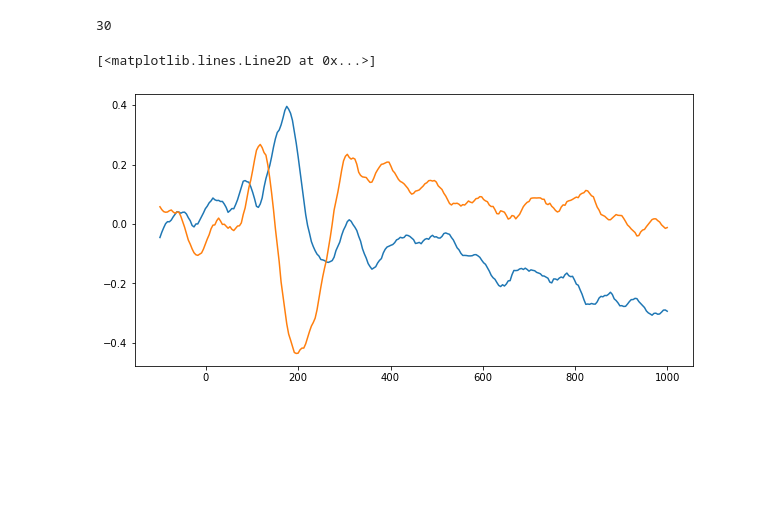
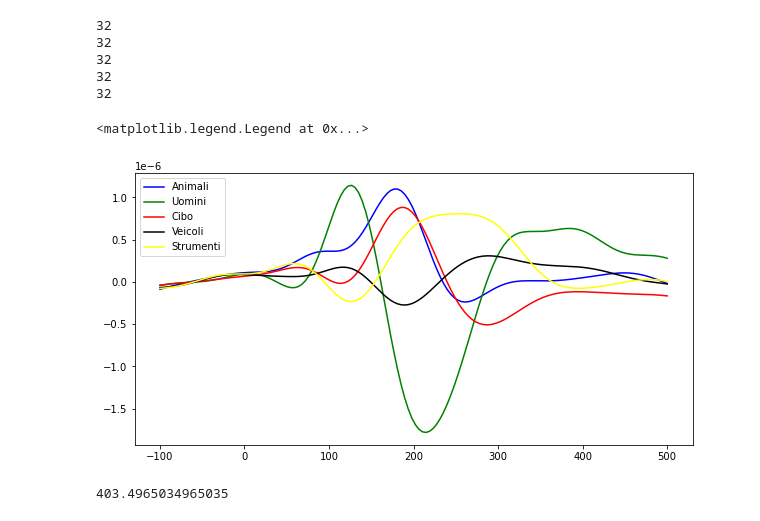
Before and after one commit to Diego41ITA/EEG-analysis, a Jupyter notebook: Read ERP_CWT.ipynb, the cells around one changed output. Cells and saved outputs as stored; diff of their text form; code cells hidden in the pictures; blank space fills up the shorter version.

```diff
--- a/Read ERP_CWT.ipynb
+++ b/Read ERP_CWT.ipynb
@@ -10,7 +10,7 @@ import scipy
 import pywt
 from sklearn import svm
 # %%
-data=pd.read_csv('D:\REPO_progetto\TesiBiomedica\ERP_SUB',header=None)
+data=pd.read_csv('D:\REPO_progetto\TesiBiomedica\ERP_SUB12hz',header=None)
 data.head(5)
 # %% [output]
 |  | 0 | 1 | 2 | 3 | 4 | 5 | 6 | 7 | 8 | 9 | ... | ... |
@@ -43,31 +62,69 @@ Bdx=np.arange(1,60,2)
 # %%
 #ottengo i vettori animali e uomini
 vett_animali=[tab[i]  for  i in Adx]
-vett_uomini= [tab[i]  for  i in Bdx]
+vett_uomini=[tab[i]  for  i in Bdx]
+vett_cibo=[tab[i]  for  i in Cdx]
+vett_veicoli=[tab[i]  for  i in Ddx]
+vett_strumenti=[tab[i]  for  i in Edx]
 # %%
-len(vett_animali)
+print(len(vett_animali))
+print(len(vett_uomini))
+print(len(vett_cibo))
+print(len(vett_veicoli))
+print(len(vett_strumenti))
 # %% [output]
-30
+32
+32
+32
+32
+32
+# %%
+#droppo quelli brutti
+for i in [31,30,29,25,24]:
+    vett_animali.pop(i)
+    vett_uomini.pop(i)
+    vett_cibo.pop(i)
+    vett_veicoli.pop(i)
+    vett_strumenti.pop(i)
 # %%
 #Calcolo la media
 animali=0
 uomini=0
+cibo=0
+veicoli=0
+strumenti=0
 
-for  i in range(29):
+for  i in range(len(vett_animali)):
     animali=animali+vett_animali[i]
     uomini=uomini+vett_uomini[i]
+    cibo=cibo+vett_cibo[i]
+    veicoli=veicoli+vett_veicoli[i]
+    strumenti=strumenti+vett_strumenti[i]
 
-animali=animali/30
-uomini=uomini/30
+animali=animali/len(features_a)
+uomini=uomini/len(features_a)
+cibo=cibo/len(features_a)
+veicoli=veicoli/len(features_a)
+strumenti=strumenti/len(features_a)
+
 
 #plotto i risultati
 plt.figure(figsize = (10, 5))
-x=np.linspace(-100,1000,269)
-plt.plot(x,animali)
-plt.plot(x,uomini)
+x=np.linspace(-100,500,144)
+plt.plot(x,animali, color='blue', label='Animali')
+plt.plot(x,uomini, color='green',label='Uomini')
+plt.plot(x,cibo, color='red', label='Cibo')
+plt.plot(x,veicoli, color='black', label='Veicoli')
+plt.plot(x,strumenti, color='yellow', label='Strumenti')
+
+plt.legend()
 # %% [output]
-[<matplotlib.lines.Line2D at 0x...>]
+<matplotlib.legend.Legend at 0x...>
-[figure, old version]
+[figure, new version]
+# %%
+x[120]
+# %% [output]
+403.4965034965035
 # %%
 #Taglio il segnale a 400
 
```
Also changed, not shown: parts of 18 cells of this notebook.
